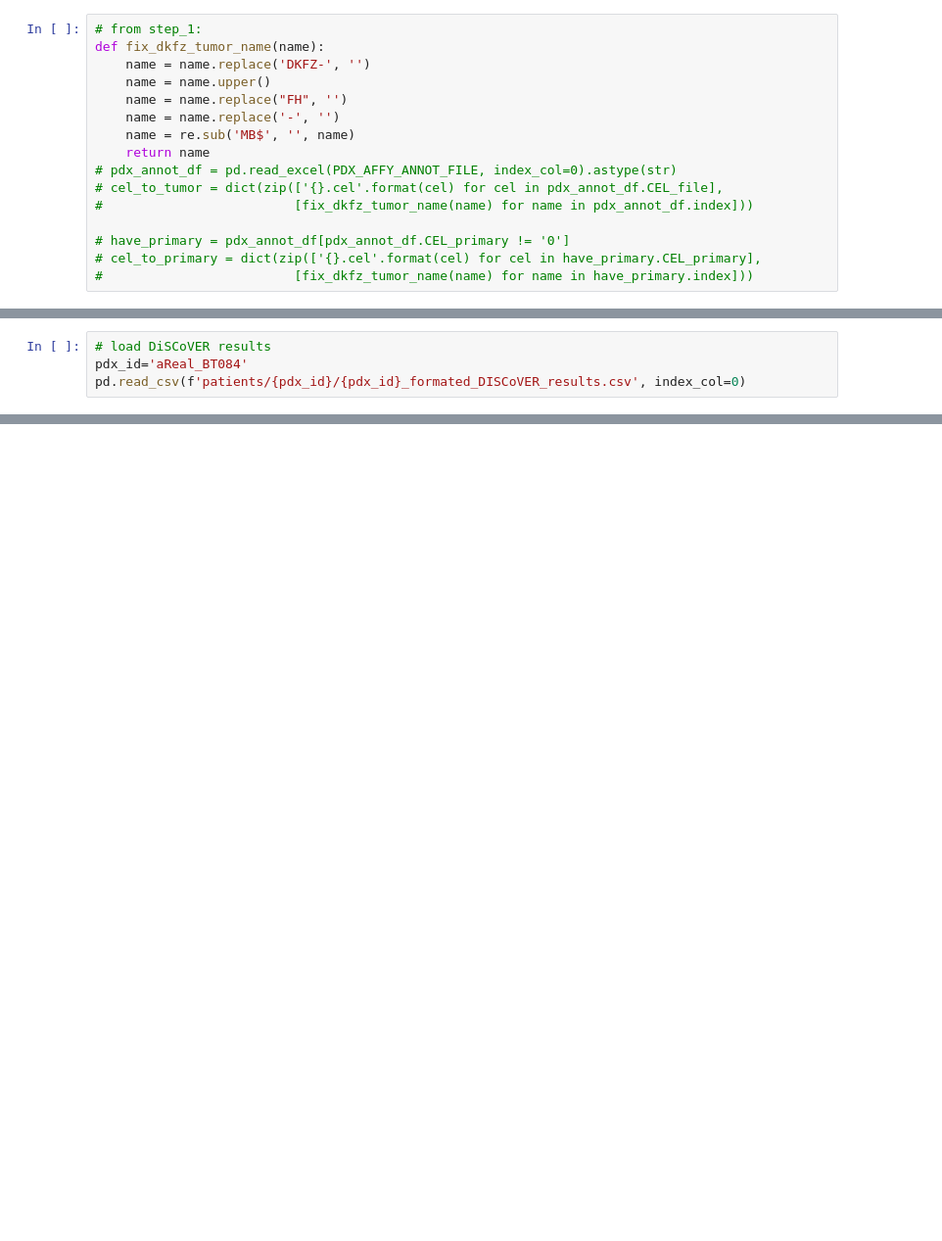
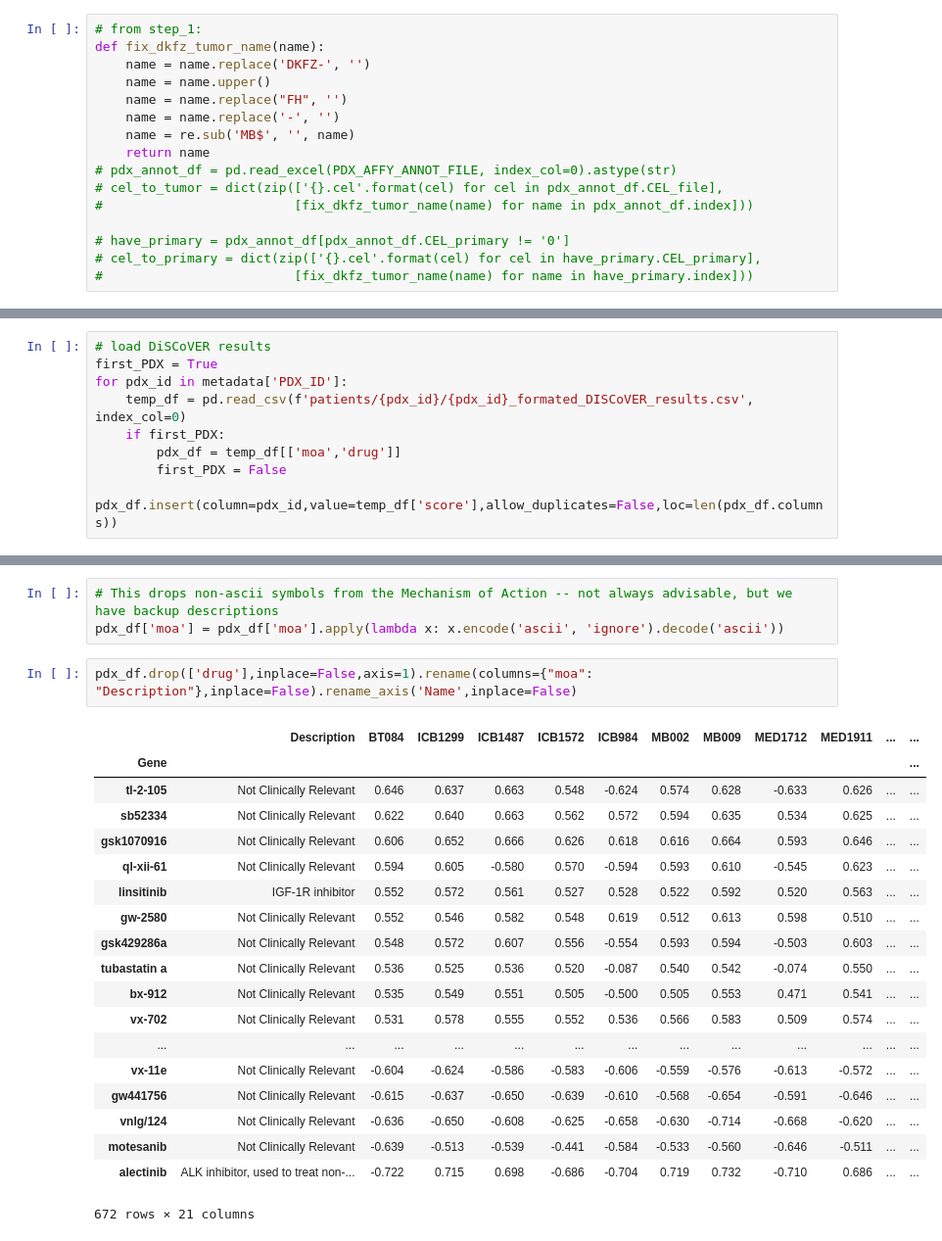
Before and after one commit to edjuaro/pdx-hts, a Jupyter notebook: Notebooks/step_3-post_process_DiSCoVER_results.ipynb, the cells around one changed output, grey strips where cells are left out. Shown at 98% size. Drawn from its saved outputs; the diff is of its cells as text; blank space fills up the shorter version.

```diff
--- a/Notebooks/step_3-post_process_DiSCoVER_results.ipynb
+++ b/Notebooks/step_3-post_process_DiSCoVER_results.ipynb
@@ -58,4 +50,9 @@ cel_to_tumor = dict(zip(['{}.cel'.format(cel) for cel in metadata.CEL_file],
 # %%
 # load DiSCoVER results
-pdx_id='aReal_BT084'
-pd.read_csv(f'patients/{pdx_id}/{pdx_id}_formated_DISCoVER_results.csv', index_col=0)
+first_PDX = True
+for pdx_id in metadata['PDX_ID']:
+    temp_df = pd.read_csv(f'patients/{pdx_id}/{pdx_id}_formated_DISCoVER_results.csv', index_col=0)
+    if first_PDX:
+        pdx_df = temp_df[['moa','drug']]
+        first_PDX = False
+    pdx_df.insert(column=pdx_id,value=temp_df['score'],allow_duplicates=False,loc=len(pdx_df.columns))
@@ -132,0 +67,25 @@ pd.read_csv(f'patients/{pdx_id}/{pdx_id}_formated_DISCoVER_results.csv', index_c
+# %%
+# This drops non-ascii symbols from the Mechanism of Action -- not always advisable, but we have backup descriptions
+pdx_df['moa'] = pdx_df['moa'].apply(lambda x: x.encode('ascii', 'ignore').decode('ascii'))
+# %%
+pdx_df.drop(['drug'],inplace=False,axis=1).rename(columns={"moa": "Description"},inplace=False).rename_axis('Name',inplace=False)
+# %% [output]
+|  | Description | BT084 | ICB1299 | ICB1487 | ICB1572 | ICB984 | MB002 | MB009 | MED1712 | MED1911 | ... | ... |
+| Gene |  |  |  |  |  |  |  |  |  |  |  | ... |
+| tl-2-105 | Not Clinically Relevant | 0.646 | 0.637 | 0.663 | 0.548 | -0.624 | 0.574 | 0.628 | -0.633 | 0.626 | ... | ... |
+| sb52334 | Not Clinically Relevant | 0.622 | 0.640 | 0.663 | 0.562 | 0.572 | 0.594 | 0.635 | 0.534 | 0.625 | ... | ... |
+| gsk1070916 | Not Clinically Relevant | 0.606 | 0.652 | 0.666 | 0.626 | 0.618 | 0.616 | 0.664 | 0.593 | 0.646 | ... | ... |
+| ql-xii-61 | Not Clinically Relevant | 0.594 | 0.605 | -0.580 | 0.570 | -0.594 | 0.593 | 0.610 | -0.545 | 0.623 | ... | ... |
+| linsitinib | IGF-1R inhibitor | 0.552 | 0.572 | 0.561 | 0.527 | 0.528 | 0.522 | 0.592 | 0.520 | 0.563 | ... | ... |
+| gw-2580 | Not Clinically Relevant | 0.552 | 0.546 | 0.582 | 0.548 | 0.619 | 0.512 | 0.613 | 0.598 | 0.510 | ... | ... |
+| gsk429286a | Not Clinically Relevant | 0.548 | 0.572 | 0.607 | 0.556 | -0.554 | 0.593 | 0.594 | -0.503 | 0.603 | ... | ... |
+| tubastatin a | Not Clinically Relevant | 0.536 | 0.525 | 0.536 | 0.520 | -0.087 | 0.540 | 0.542 | -0.074 | 0.550 | ... | ... |
+| bx-912 | Not Clinically Relevant | 0.535 | 0.549 | 0.551 | 0.505 | -0.500 | 0.505 | 0.553 | 0.471 | 0.541 | ... | ... |
+| vx-702 | Not Clinically Relevant | 0.531 | 0.578 | 0.555 | 0.552 | 0.536 | 0.566 | 0.583 | 0.509 | 0.574 | ... | ... |
+| ... | ... | ... | ... | ... | ... | ... | ... | ... | ... | ... | ... | ... |
+| vx-11e | Not Clinically Relevant | -0.604 | -0.624 | -0.586 | -0.583 | -0.606 | -0.559 | -0.576 | -0.613 | -0.572 | ... | ... |
+| gw441756 | Not Clinically Relevant | -0.615 | -0.637 | -0.650 | -0.639 | -0.610 | -0.568 | -0.654 | -0.591 | -0.646 | ... | ... |
+| vnlg/124 | Not Clinically Relevant | -0.636 | -0.650 | -0.608 | -0.625 | -0.658 | -0.630 | -0.714 | -0.668 | -0.620 | ... | ... |
+| motesanib | Not Clinically Relevant | -0.639 | -0.513 | -0.539 | -0.441 | -0.584 | -0.533 | -0.560 | -0.646 | -0.511 | ... | ... |
+| alectinib | ALK inhibitor, used to treat non-... | -0.722 | 0.715 | 0.698 | -0.686 | -0.704 | 0.719 | 0.732 | -0.710 | 0.686 | ... | ... |
+672 rows × 21 columns
```
Also changed, not shown: parts of 17 cells of this notebook, 30 other files.
